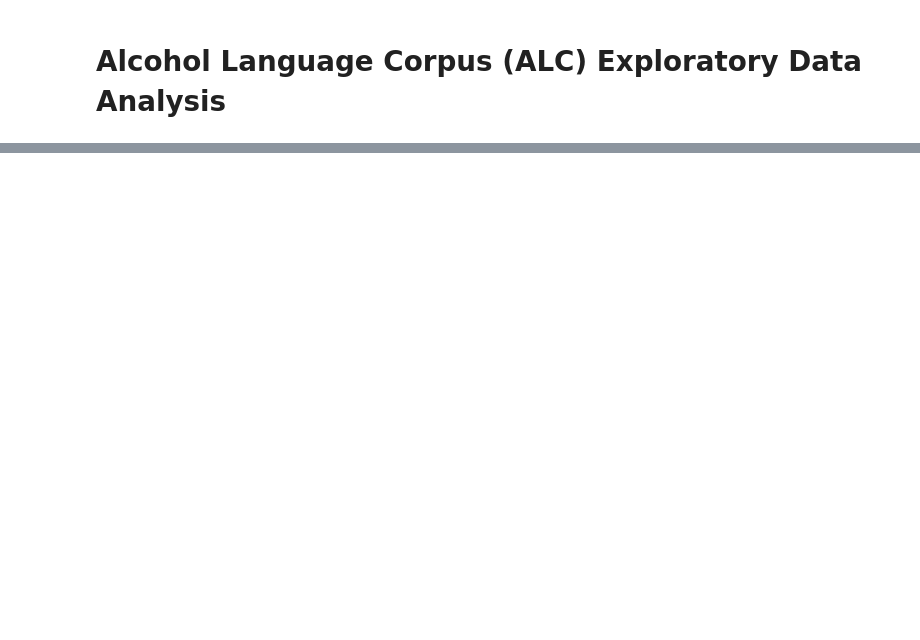
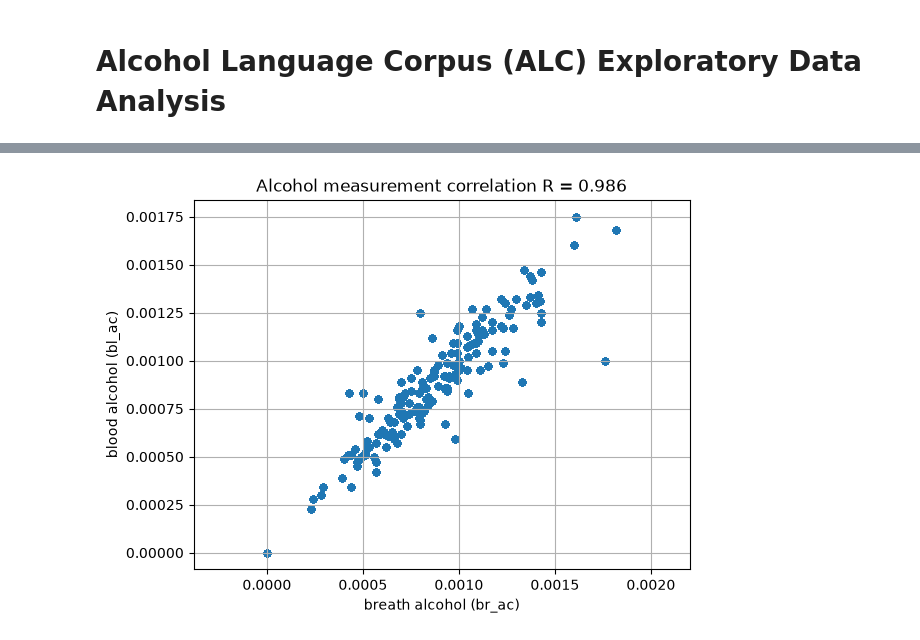
Before and after one commit to hci-gu/DIME-ALC-DANN, a Jupyter notebook: eda.ipynb, the cells around one changed output, grey strips where cells are left out. Saved outputs shown, nothing was run; the diff lists cells and outputs as text; code cells hidden in the pictures; blank space fills up the shorter version.

```diff
--- a/eda.ipynb
+++ b/eda.ipynb
@@ -106,0 +99,11 @@ print(counts)
+# %%
+corr_alc = df[["br_ac","bl_ac"]].corr().iloc[0][1]
+df.plot.scatter(x="br_ac", y="bl_ac")
+plt.title(f"Alcohol measurement correlation R = {corr_alc:.3f}")
+plt.axis("equal")
+plt.ylabel("blood alcohol (bl_ac)")
+plt.xlabel("breath alcohol (br_ac)")
+plt.grid()
+plt.show()
+# %% [output]
+[figure, added]
```
Also changed, not shown: parts of 30 cells of this notebook, 2 other files.
